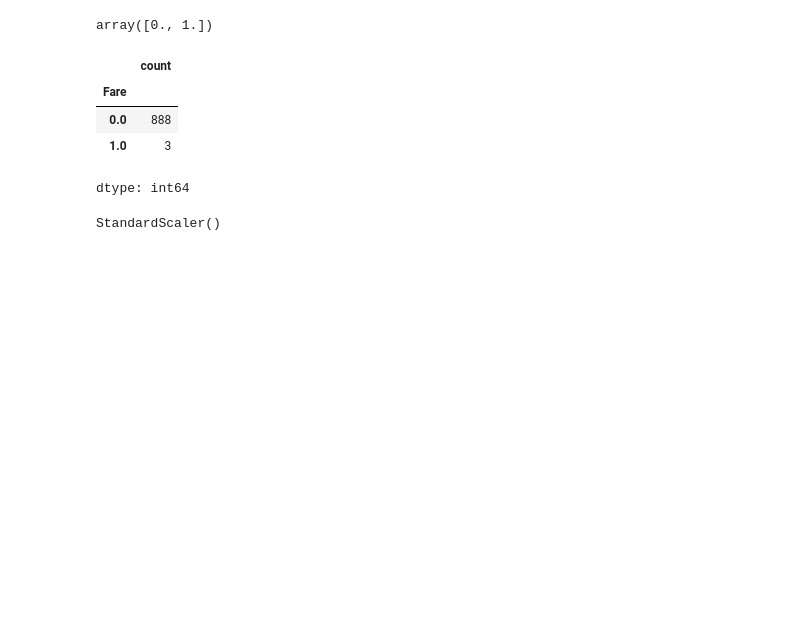
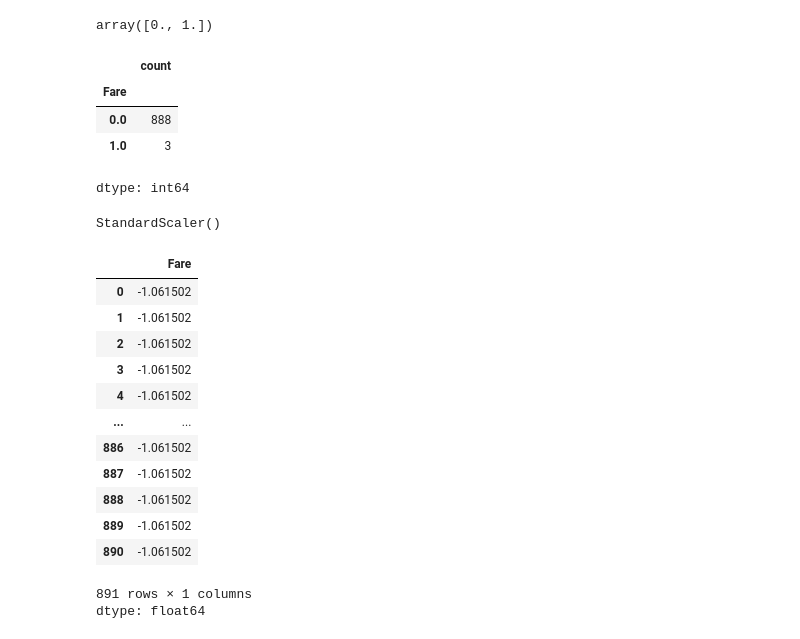
Before and after one commit to loki20051267/Applications-Of-Data-Mining, a Jupyter notebook: ADM_LAB_1.ipynb, the cells around one changed output. Cells and saved outputs as stored; diff of their text form; code cells hidden in the pictures; blank space fills up the shorter version.

```diff
--- a/ADM_LAB_1.ipynb
+++ b/ADM_LAB_1.ipynb
@@ -226,3 +226,21 @@ sc = StandardScaler()
 sc.fit(df1[['Fare']])
 # %% [output]
 StandardScaler()
+# %%
+df1['Fare'] = sc.transform(df1[['Fare']])
+df1['Fare']
+# %% [output]
+|  | Fare |
+| 0 | -1.061502 |
+| 1 | -1.061502 |
+| 2 | -1.061502 |
+| 3 | -1.061502 |
+| 4 | -1.061502 |
+| ... | ... |
+| 886 | -1.061502 |
+| 887 | -1.061502 |
+| 888 | -1.061502 |
+| 889 | -1.061502 |
+| 890 | -1.061502 |
+891 rows × 1 columns
+dtype: float64
```
